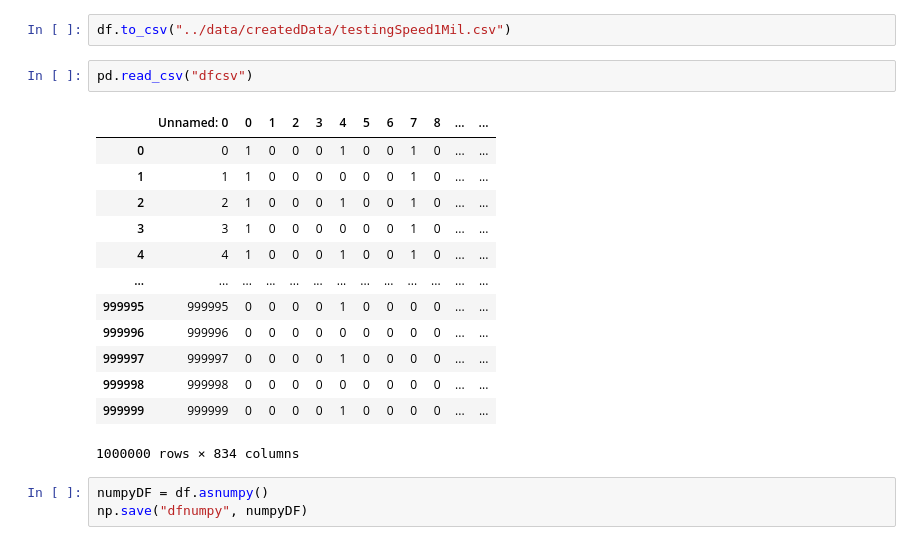
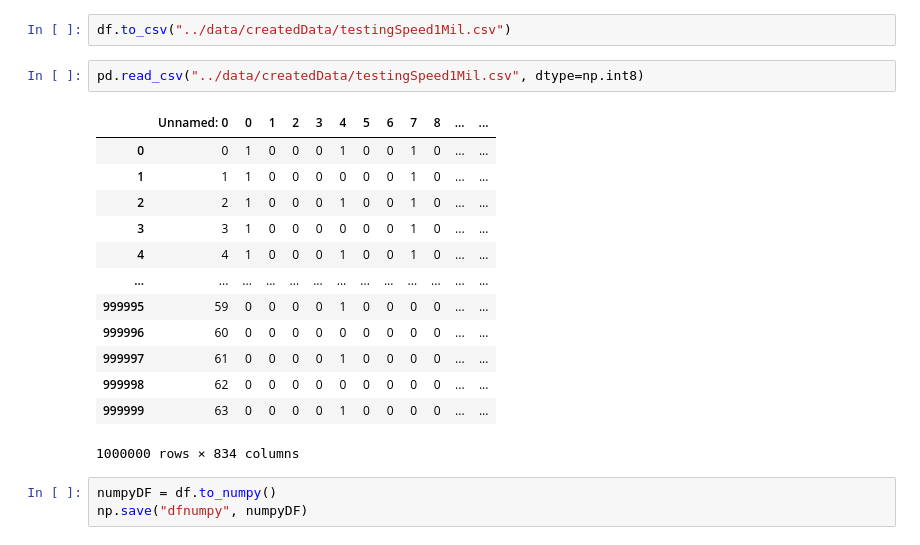
Before and after one commit to msaad02/final-project-ai-ml, a Jupyter notebook: final/final_notebook.ipynb, the cells around one changed output. Drawn from its saved outputs; the diff is of its cells as text.

```diff
--- a/final/final_notebook.ipynb
+++ b/final/final_notebook.ipynb
@@ -60,24 +60,24 @@ df
 1000000 rows × 833 columns
 # %%
 df.to_csv("../data/createdData/testingSpeed1Mil.csv")
-# %%
-pd.read_csv("dfcsv")
-# %% [output]
-|  | Unnamed: 0 | 0 | 1 | 2 | 3 | 4 | 5 | 6 | 7 | 8 | ... | ... |
-| 0 | 0 | 1 | 0 | 0 | 0 | 1 | 0 | 0 | 1 | 0 | ... | ... |
-| 1 | 1 | 1 | 0 | 0 | 0 | 0 | 0 | 0 | 1 | 0 | ... | ... |
-| 2 | 2 | 1 | 0 | 0 | 0 | 1 | 0 | 0 | 1 | 0 | ... | ... |
-| 3 | 3 | 1 | 0 | 0 | 0 | 0 | 0 | 0 | 1 | 0 | ... | ... |
-| 4 | 4 | 1 | 0 | 0 | 0 | 1 | 0 | 0 | 1 | 0 | ... | ... |
-| ... | ... | ... | ... | ... | ... | ... | ... | ... | ... | ... | ... | ... |
-| 999995 | 999995 | 0 | 0 | 0 | 0 | 1 | 0 | 0 | 0 | 0 | ... | ... |
-| 999996 | 999996 | 0 | 0 | 0 | 0 | 0 | 0 | 0 | 0 | 0 | ... | ... |
-| 999997 | 999997 | 0 | 0 | 0 | 0 | 1 | 0 | 0 | 0 | 0 | ... | ... |
-| 999998 | 999998 | 0 | 0 | 0 | 0 | 0 | 0 | 0 | 0 | 0 | ... | ... |
-| 999999 | 999999 | 0 | 0 | 0 | 0 | 1 | 0 | 0 | 0 | 0 | ... | ... |
-1000000 rows × 834 columns
+# %%
+pd.read_csv("../data/createdData/testingSpeed1Mil.csv", dtype=np.int8)
+# %% [output]
+|  | Unnamed: 0 | 0 | 1 | 2 | 3 | 4 | 5 | 6 | 7 | 8 | ... | ... |
+| 0 | 0 | 1 | 0 | 0 | 0 | 1 | 0 | 0 | 1 | 0 | ... | ... |
+| 1 | 1 | 1 | 0 | 0 | 0 | 0 | 0 | 0 | 1 | 0 | ... | ... |
+| 2 | 2 | 1 | 0 | 0 | 0 | 1 | 0 | 0 | 1 | 0 | ... | ... |
+| 3 | 3 | 1 | 0 | 0 | 0 | 0 | 0 | 0 | 1 | 0 | ... | ... |
+| 4 | 4 | 1 | 0 | 0 | 0 | 1 | 0 | 0 | 1 | 0 | ... | ... |
+| ... | ... | ... | ... | ... | ... | ... | ... | ... | ... | ... | ... | ... |
+| 999995 | 59 | 0 | 0 | 0 | 0 | 1 | 0 | 0 | 0 | 0 | ... | ... |
+| 999996 | 60 | 0 | 0 | 0 | 0 | 0 | 0 | 0 | 0 | 0 | ... | ... |
+| 999997 | 61 | 0 | 0 | 0 | 0 | 1 | 0 | 0 | 0 | 0 | ... | ... |
+| 999998 | 62 | 0 | 0 | 0 | 0 | 0 | 0 | 0 | 0 | 0 | ... | ... |
+| 999999 | 63 | 0 | 0 | 0 | 0 | 1 | 0 | 0 | 0 | 0 | ... | ... |
+1000000 rows × 834 columns
 # %%
-numpyDF = df.asnumpy()
+numpyDF = df.to_numpy()
 np.save("dfnumpy", numpyDF)
 # %%
 numpyVersion = np.load("dfnumpy.npy")
```
Also changed, not shown: parts of 6 cells of this notebook, 2 other files.
